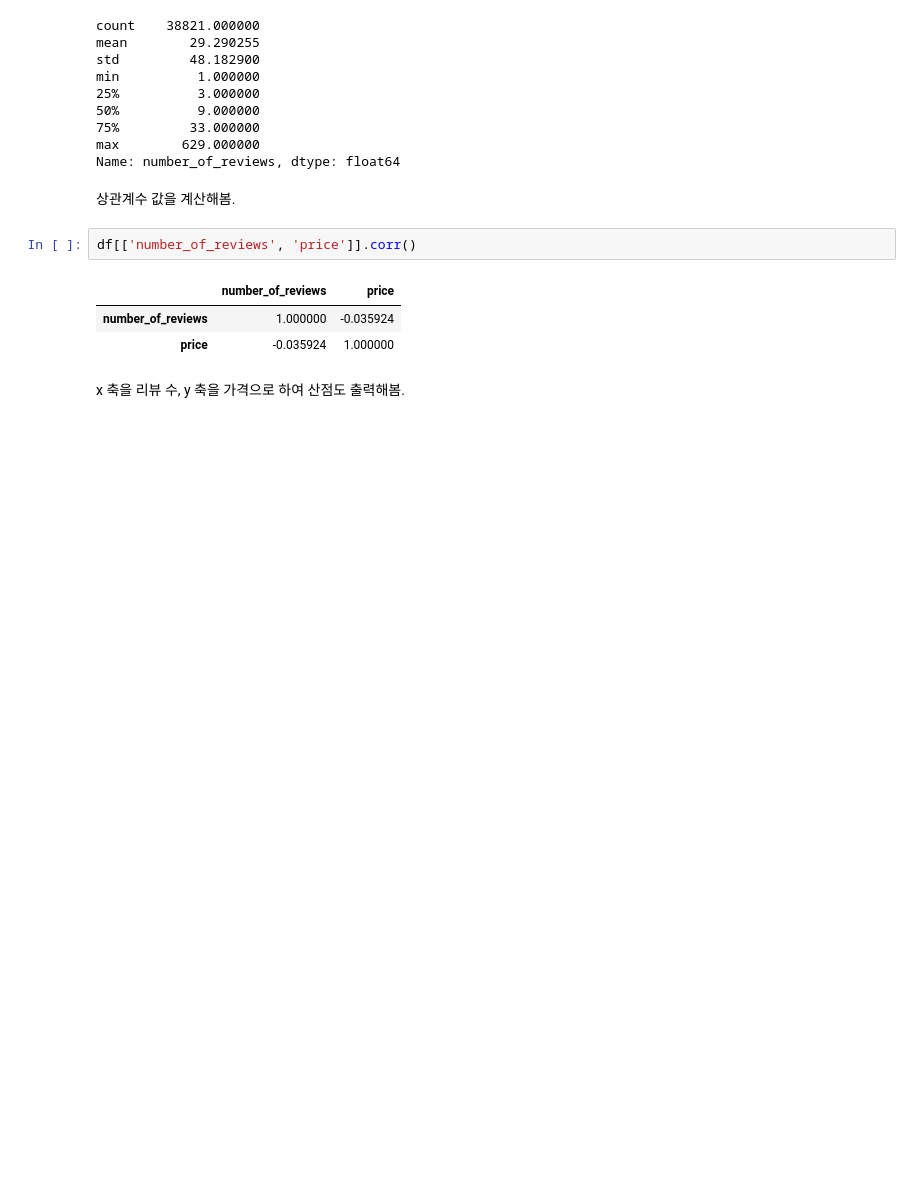
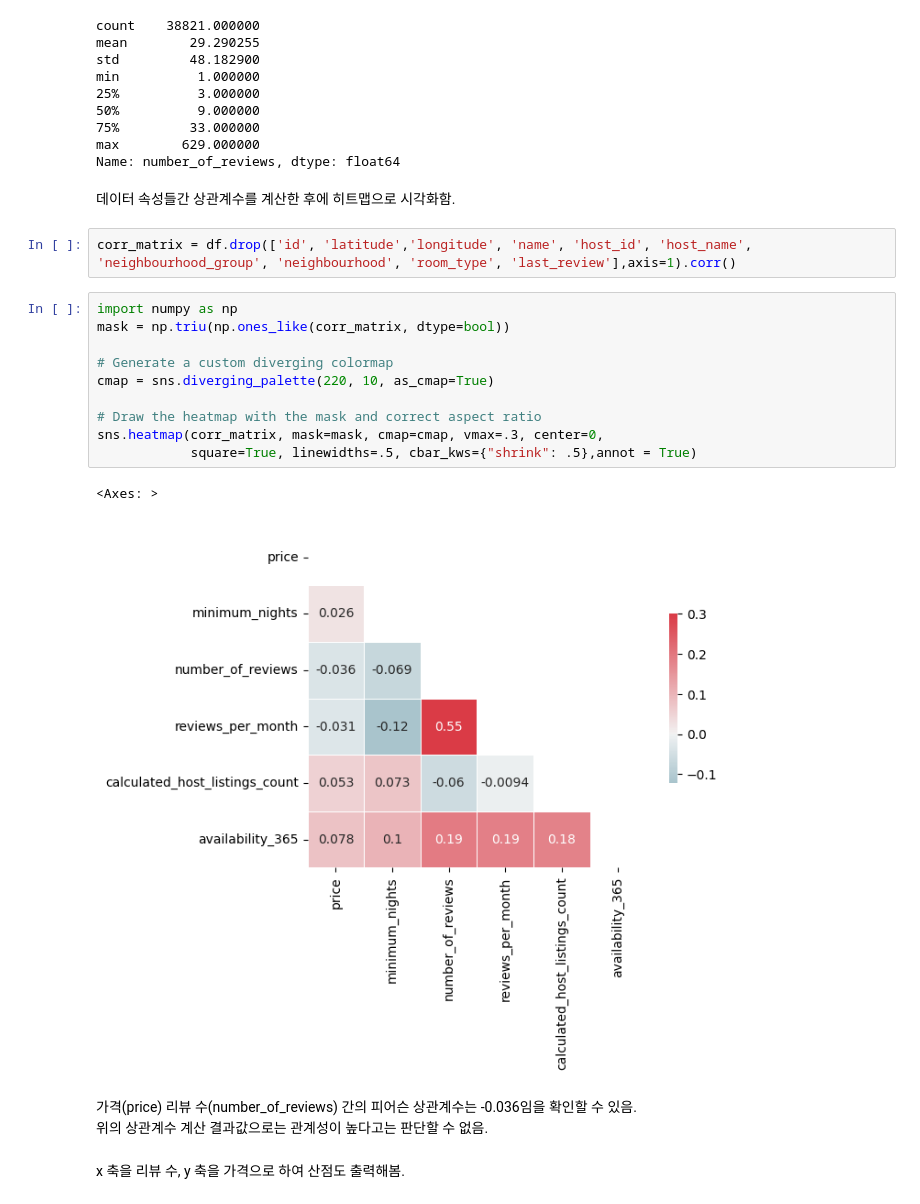
Before and after one commit to gjlee0802/data-science, a Jupyter notebook: hw01_airbnb/과제1.ipynb, the cells around one changed output. Drawn from its saved outputs; the diff is of its cells as text; blank space fills up the shorter version.

```diff
--- a/hw01_airbnb/과제1.ipynb
+++ b/hw01_airbnb/과제1.ipynb
@@ -144,14 +163,26 @@ min          1.000000
 75%         33.000000
 max        629.000000
 Name: number_of_reviews, dtype: float64
-# %% [markdown]
-상관계수 값을 계산해봄.
-# %%
-df[['number_of_reviews', 'price']].corr()
-# %% [output]
-|  | number_of_reviews | price |
-| number_of_reviews | 1.000000 | -0.035924 |
-| price | -0.035924 | 1.000000 |
+# %% [markdown]
+데이터 속성들간 상관계수를 계산한 후에 히트맵으로 시각화함.
+# %%
+corr_matrix = df.drop(['id', 'latitude','longitude', 'name', 'host_id', 'host_name', 'neighbourhood_group', 'neighbourhood', 'room_type', 'last_review'],axis=1).corr()
+# %%
+import numpy as np
+mask = np.triu(np.ones_like(corr_matrix, dtype=bool))
+
+# Generate a custom diverging colormap
+cmap = sns.diverging_palette(220, 10, as_cmap=True)
+
+# Draw the heatmap with the mask and correct aspect ratio
+sns.heatmap(corr_matrix, mask=mask, cmap=cmap, vmax=.3, center=0,
+            square=True, linewidths=.5, cbar_kws={"shrink": .5},annot = True)
+# %% [output]
+<Axes: >
+[figure, added]
+# %% [markdown]
+가격(price) 리뷰 수(number_of_reviews) 간의 피어슨 상관계수는 -0.036임을 확인할 수 있음.
+위의 상관계수 계산 결과값으로는 관계성이 높다고는 판단할 수 없음.
 # %% [markdown]
 x 축을 리뷰 수, y 축을 가격으로 하여 산점도 출력해봄.
 # %%
```
Also changed, not shown: parts of 47 cells of this notebook.
